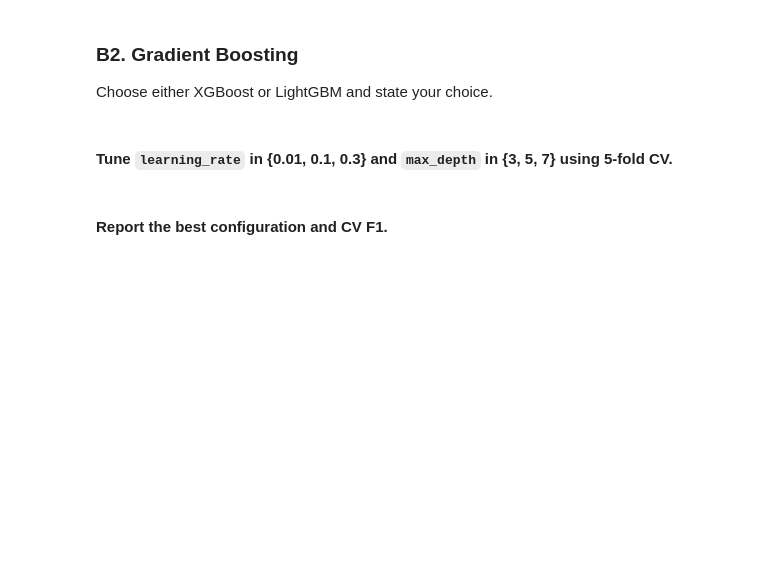
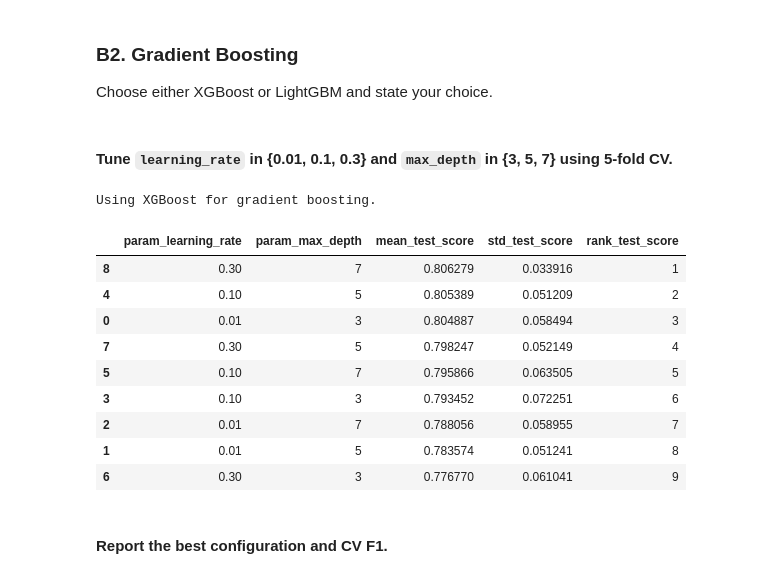
Before and after one commit to fatima-1206/DM-Heart-Disease-Prediction-System, a Jupyter notebook: notebooks/i232616_DM_ASST04.ipynb, the cells around one changed output. Cells and saved outputs as stored; diff of their text form; code cells hidden in the pictures; blank space fills up the shorter version.

```diff
--- a/notebooks/i232616_DM_ASST04.ipynb
+++ b/notebooks/i232616_DM_ASST04.ipynb
@@ -891,5 +899,62 @@ Class 0 has lower recall here, which means more healthy patients are flagged as
 Choose either XGBoost or LightGBM and state your choice.
 # %% [markdown]
 #### Tune `learning_rate` in {0.01, 0.1, 0.3} and `max_depth` in {3, 5, 7} using 5-fold CV.
+# %%
+import importlib
+xgb = importlib.import_module('xgboost')
+shap = importlib.import_module('shap')
+
+print('Using XGBoost for gradient boosting.')
+
+Xgb_train = X_train.copy()
+ygb_train = y_train.copy()
+
+xgb_base = xgb.XGBClassifier(
+    objective='binary:logistic',
+    eval_metric='logloss',
+    n_estimators=300,
+    learning_rate=0.1,
+    max_depth=3,
+    subsample=0.9,
+    colsample_bytree=0.9,
+    reg_lambda=1.0,
+    random_state=42,
+    n_jobs=-1,
+    tree_method='hist',
+)
+
+xgb_param_grid = {
+    'learning_rate': [0.01, 0.1, 0.3],
+    'max_depth': [3, 5, 7],
+}
+
+xgb_cv = GridSearchCV(
+    estimator=xgb_base,
+    param_grid=xgb_param_grid,
+    scoring='f1_macro',
+    cv=StratifiedKFold(n_splits=5, shuffle=True, random_state=42),
+    n_jobs=-1,
+    refit=True,
+    return_train_score=True,
+)
+
+xgb_cv.fit(Xgb_train, ygb_train)
+
+xgb_best_model_params = xgb_cv.best_params_
+xgb_best_cv_f1 = xgb_cv.best_score_
+xgb_cv_results = pd.DataFrame(xgb_cv.cv_results_).sort_values('rank_test_score')
+xgb_cv_results[['param_learning_rate', 'param_max_depth', 'mean_test_score', 'std_test_score', 'rank_test_score']].head(9)
+# %% [output]
+Using XGBoost for gradient boosting.
+|  | param_learning_rate | param_max_depth | mean_test_score | std_test_score | rank_test_score |
+| 8 | 0.30 | 7 | 0.806279 | 0.033916 | 1 |
+| 4 | 0.10 | 5 | 0.805389 | 0.051209 | 2 |
+| 0 | 0.01 | 3 | 0.804887 | 0.058494 | 3 |
+| 7 | 0.30 | 5 | 0.798247 | 0.052149 | 4 |
+| 5 | 0.10 | 7 | 0.795866 | 0.063505 | 5 |
+| 3 | 0.10 | 3 | 0.793452 | 0.072251 | 6 |
+| 2 | 0.01 | 7 | 0.788056 | 0.058955 | 7 |
+| 1 | 0.01 | 5 | 0.783574 | 0.051241 | 8 |
+| 6 | 0.30 | 3 | 0.776770 | 0.061041 | 9 |
 # %% [markdown]
 #### Report the best configuration and CV F1.
```
Also changed, not shown: parts of 8 cells of this notebook.
